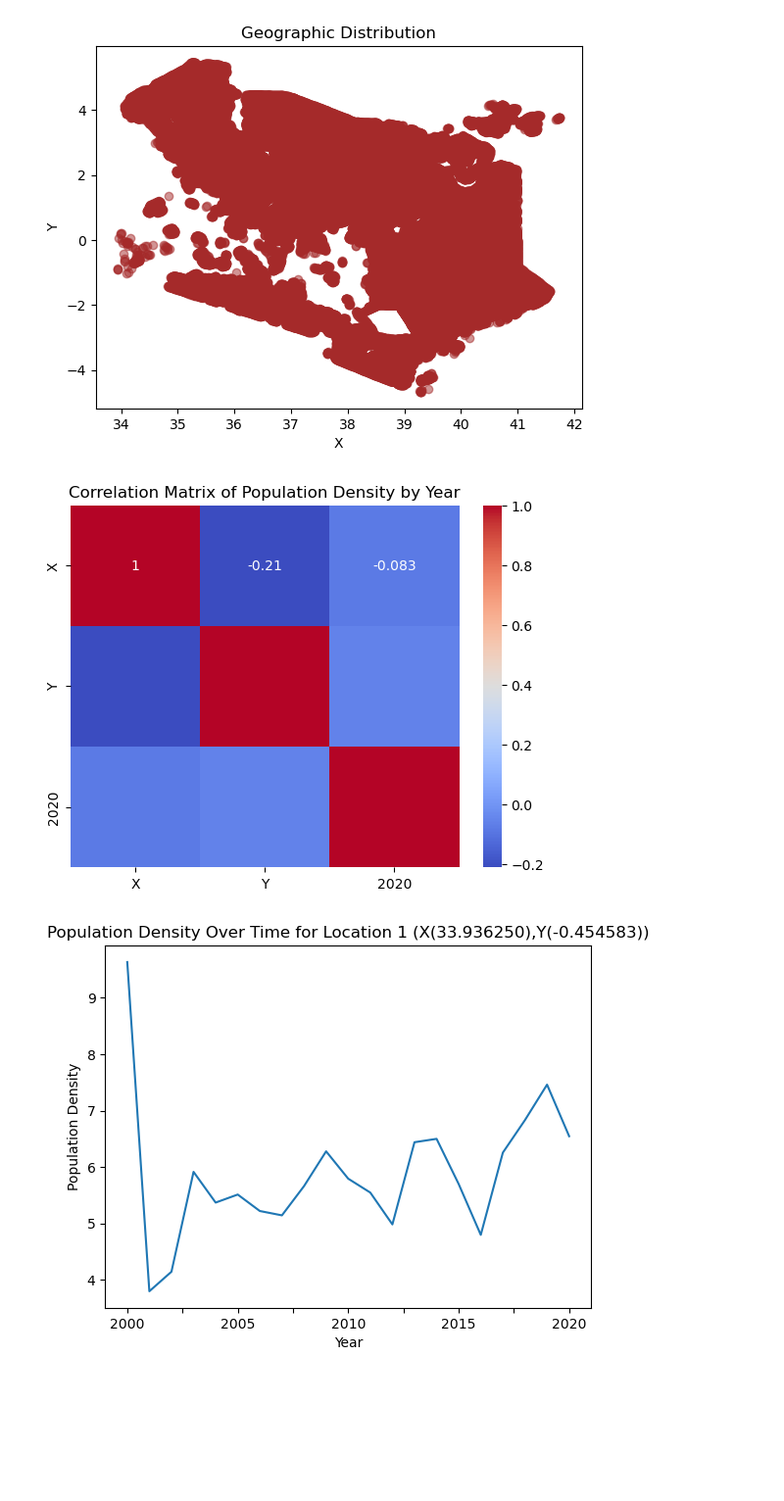
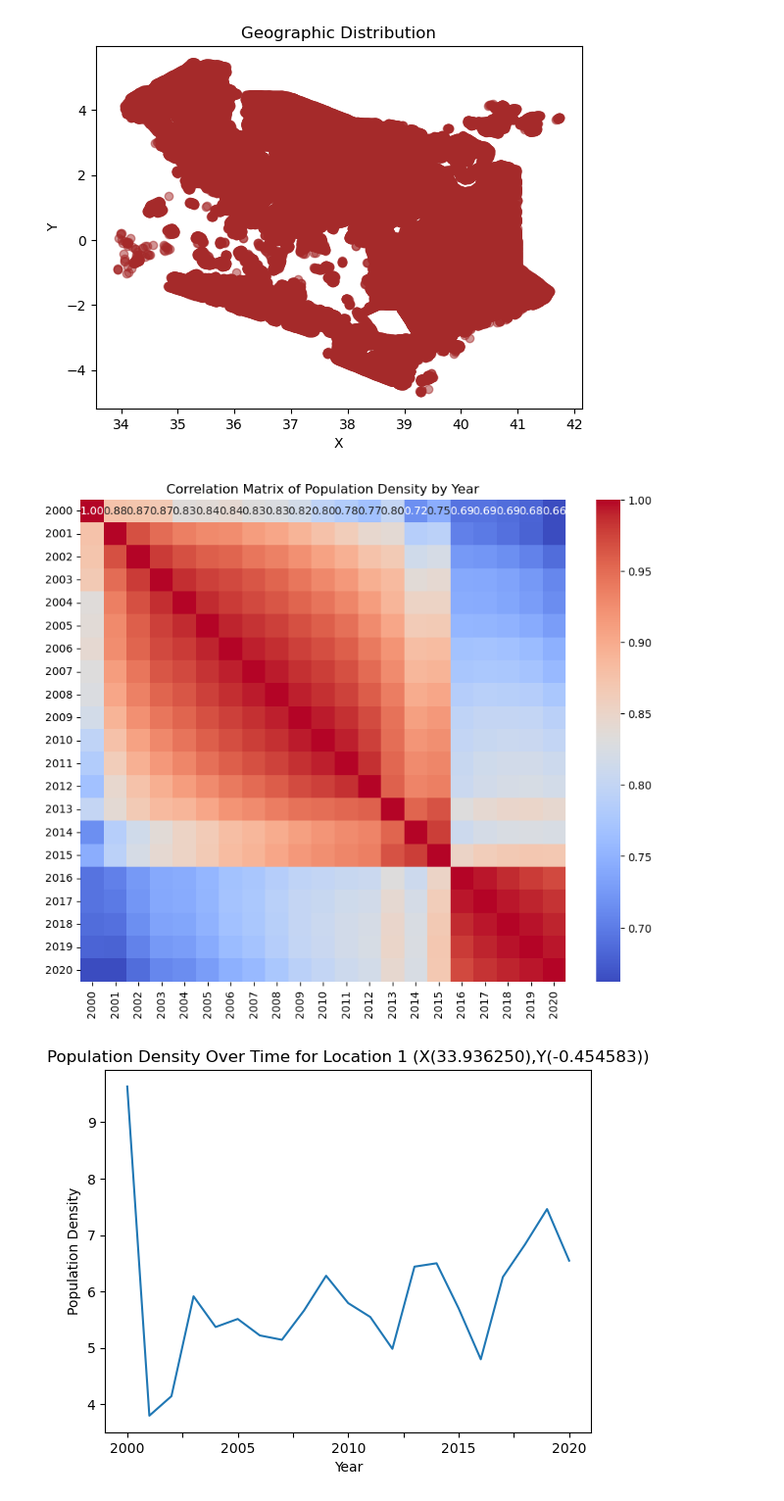
Before and after one commit to DavidGathimbaM/Energy-Access-and-Electrification-planning, a Jupyter notebook: group_workbook/David.ipynb, the cells around one changed output. Shown: that part at 98% size. Drawn from its saved outputs; the diff is of its cells as text; code cells hidden in the pictures; blank space fills up the shorter version.

Commit message:
did visualizations for population density data

```diff
--- a/group_workbook/David.ipynb
+++ b/group_workbook/David.ipynb
@@ -235,14 +235,21 @@ plt.show()
 # %% [output]
 [figure]
 # %%
-# correlations between different years’ population density
 import seaborn as sns
 
-sns.heatmap(df.corr(), annot=True, cmap='coolwarm')
-plt.title('Correlation Matrix of Population Density by Year')
+# Select only the population density columns (skipping the first two columns)
+density_data = pop_df.iloc[:, 2:]
+
+# Calculate the correlation matrix
+correlation_matrix = density_data.corr()
+
+# Plot the heatmap
+plt.figure(figsize=(10, 8))
+sns.heatmap(correlation_matrix, annot=True, cmap='coolwarm', fmt=".2f")
+plt.title("Correlation Matrix of Population Density by Year")
 plt.show()
 # %% [output]
-[figure, old version]
+[figure, new version]
 # %%
 # Plot population density over time for the first location
 pop_df.set_index(['X', 'Y']).iloc[0].plot()
```
